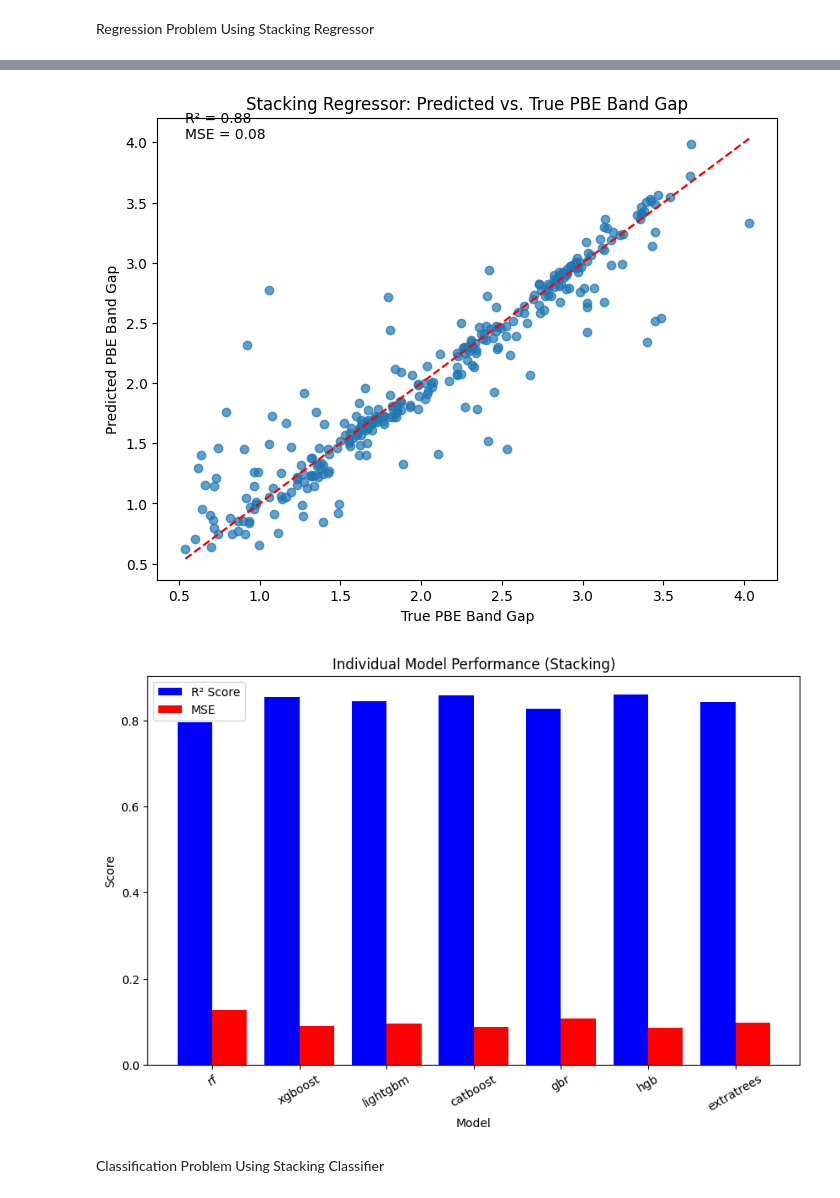
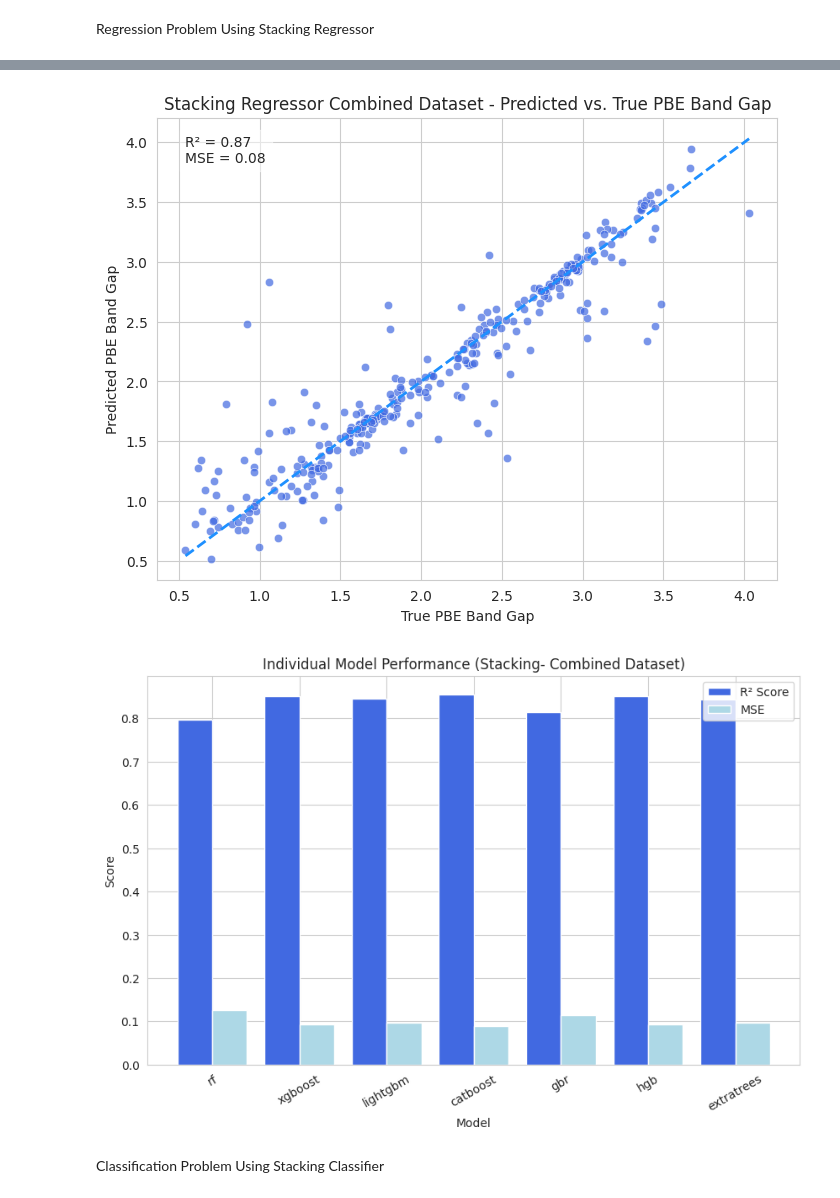
Before and after one commit to DishantB0411/Energy-band-prediction-material-classification-Composite-25, a Jupyter notebook: Mischmetal_Excavate.ipynb, the cells around one changed output, grey strips where cells are left out. Drawn from its saved outputs; the diff is of its cells as text; code cells hidden in the pictures.

```diff
--- a/Mischmetal_Excavate.ipynb
+++ b/Mischmetal_Excavate.ipynb
@@ -512,9 +519,9 @@ Regression Problem Using Stacking Regressor
 combined_df.set_index('functional group',inplace=True)
 # Load dataset
 df_insulators = combined_df[combined_df['material_type'] == 1]
-X = df_insulators.drop(['material_type', 'PBE band gap'], axis=1)
+X = df_insulators.drop(['material_type', 'PBE band gap', 'index'], axis=1)
 y = df_insulators['PBE band gap']
-
+combined_columns=X.columns
 # Split data
 X_train, X_test, y_train, y_test = train_test_split(X, y, test_size=0.2, random_state=42)
 
@@ -522,7 +529,7 @@ X_train, X_test, y_train, y_test = train_test_split(X, y, test_size=0.2, random_
 models = {
     "rf": RandomForestRegressor(n_estimators=200, max_depth=10, random_state=42),
     "xgboost": XGBRegressor(n_estimators=200, learning_rate=0.1, max_depth=10, random_state=42),
-    "lightgbm": LGBMRegressor(n_estimators=200, learning_rate=0.1, max_depth=10, random_state=42),
+    "lightgbm": LGBMRegressor(n_estimators=200, learning_rate=0.1, max_depth=10, random_state=42,verbose=-1),
     "catboost": CatBoostRegressor(n_estimators=200, learning_rate=0.1, depth=10, random_state=42, verbose=0),
     "gbr": GradientBoostingRegressor(n_estimators=200, learning_rate=0.1, max_depth=10, random_state=42),
     "hgb": HistGradientBoostingRegressor(max_iter=200, learning_rate=0.1, max_depth=10, random_state=42),
@@ -530,16 +537,16 @@ models = {
 }
 
 # Define stacking regressor
-stacking_regressor = StackingRegressor(
+stacking_regressor_comb = StackingRegressor(
     estimators=list(models.items()),
     final_estimator=Ridge(alpha=1.0)  # Ridge as the meta-learner
 )
 
 # Train model
-stacking_regressor.fit(X_train, y_train)
+stacking_regressor_comb.fit(X_train, y_train)
 
 # Predict and evaluate
-y_pred_stacking = stacking_regressor.predict(X_test)
+y_pred_stacking = stacking_regressor_comb.predict(X_test)
 r2_stacking = r2_score(y_test, y_pred_stacking)
 mse_stacking = mean_squared_error(y_test, y_pred_stacking)
 
@@ -547,18 +554,30 @@ print(f"Stacking Regressor - R² Score: {r2_stacking:.4f}")
 print(f"Stacking Regressor - MSE: {mse_stacking:.4f}")
 
 # Plot predicted vs. true values
+# Set Seaborn style
+sns.set_style("whitegrid")
+
+# Create scatter plot
 plt.figure(figsize=(8, 6))
-plt.scatter(y_test, y_pred_stacking, alpha=0.7)
-plt.plot([min(y_test), max(y_test)], [min(y_test), max(y_test)], color='red', linestyle='--')
+sns.scatterplot(x=y_test, y=y_pred_stacking, alpha=0.7, color="royalblue")
+
+# Plot diagonal line (ideal predictions)
+plt.plot([min(y_test), max(y_test)], [min(y_test), max(y_test)], color='dodgerblue', linestyle='--', linewidth=2)
+
+# Labels and title
 plt.xlabel("True PBE Band Gap")
 plt.ylabel("Predicted PBE Band Gap")
-plt.title("Stacking Regressor: Predicted vs. True PBE Band Gap")
-plt.text(min(y_test), max(y_test), f'R² = {r2_stacking:.2f}\nMSE = {mse_stacking:.2f}', fontsize=10)
+plt.title("Stacking Regressor Combined Dataset - Predicted vs. True PBE Band Gap")
+
+# Display R² and MSE
+plt.text(min(y_test), max(y_test) * 0.95, f'R² = {r2_stacking:.2f}\nMSE = {mse_stacking:.2f}',
+         fontsize=10, bbox=dict(facecolor='white', alpha=0.5))
+
+# Show plot
 plt.show()
-
 # Evaluate individual models
 results = {}
-for name, model in stacking_regressor.named_estimators_.items():
+for name, model in stacking_regressor_comb.named_estimators_.items():
     y_pred = model.predict(X_test)
     r2 = r2_score(y_test, y_pred)
     mse = mean_squared_error(y_test, y_pred)
@@ -571,12 +590,12 @@ model_names = list(results.keys())
 
 plt.figure(figsize=(10, 6))
 X_axis = np.arange(len(model_names))
-plt.bar(X_axis - 0.2, r2_scores, 0.4, label='R² Score', color='blue')
-plt.bar(X_axis + 0.2, mse_scores, 0.4, label='MSE', color='red')
+plt.bar(X_axis - 0.2, r2_scores, 0.4, label='R² Score', color='royalblue')
+plt.bar(X_axis + 0.2, mse_scores, 0.4, label='MSE', color='lightblue')
 plt.xticks(X_axis, model_names, rotation=30)
 plt.xlabel("Model")
 plt.ylabel("Score")
-plt.title("Individual Model Performance (Stacking)")
+plt.title("Individual Model Performance (Stacking- Combined Dataset)")
 plt.legend()
 plt.show()
 # %% [output]
@@ -600,2 +604,2 @@ Stacking Regressor - MSE: 0.0763
-[figure, old version]
+[figure, new version]
-[figure, old version]
+[figure, new version]
```
Also changed, not shown: parts of 15 cells of this notebook.
